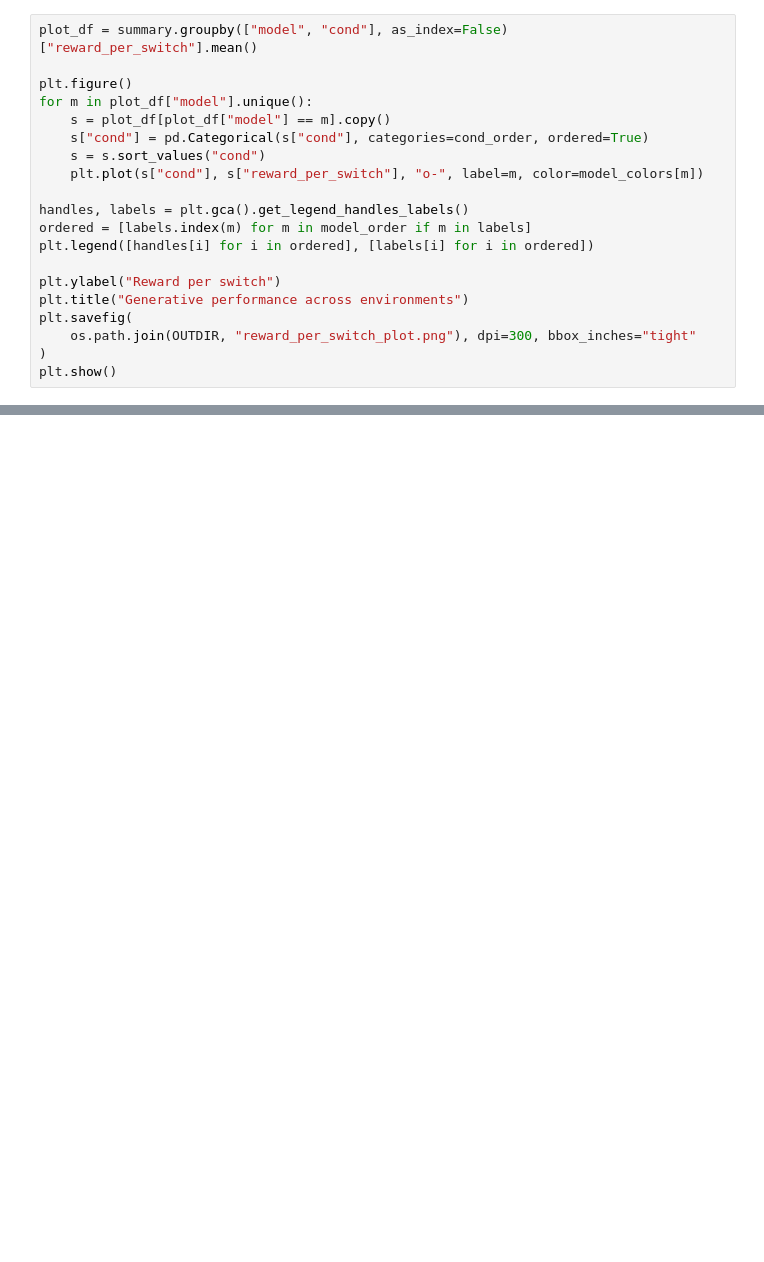
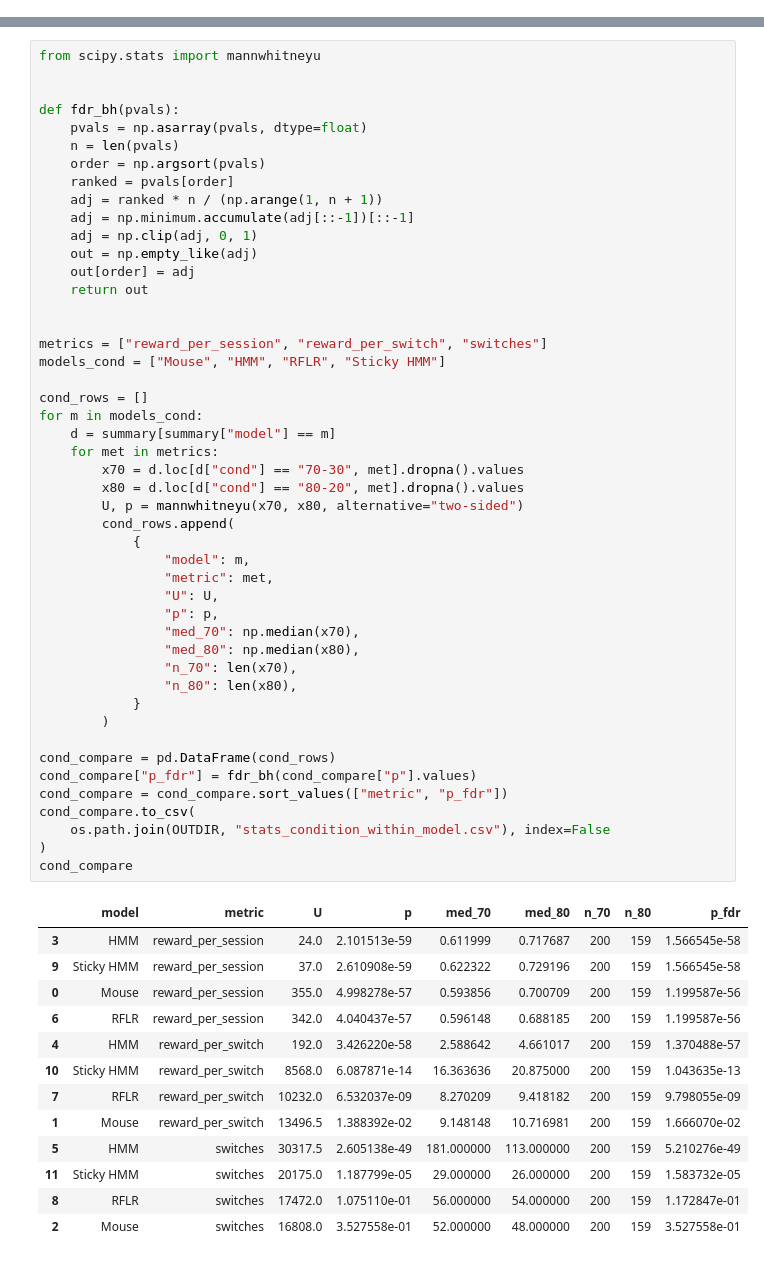
Before and after one commit to BobRice1/Stochastic-Switching-Bandits, a Jupyter notebook: Extensions/70-30extension.ipynb, the cells around one changed output, grey strips where cells are left out. Drawn from its saved outputs; the diff is of its cells as text; blank space fills up the shorter version.

```diff
--- a/Extensions/70-30extension.ipynb
+++ b/Extensions/70-30extension.ipynb
@@ -264,20 +295,0 @@ cond_order = ["70-30", "80-20"]
-# %%
-plot_df = summary.groupby(["model", "cond"], as_index=False)["reward_per_switch"].mean()
-
-plt.figure()
-for m in plot_df["model"].unique():
-    s = plot_df[plot_df["model"] == m].copy()
-    s["cond"] = pd.Categorical(s["cond"], categories=cond_order, ordered=True)
-    s = s.sort_values("cond")
-    plt.plot(s["cond"], s["reward_per_switch"], "o-", label=m, color=model_colors[m])
-
-handles, labels = plt.gca().get_legend_handles_labels()
-ordered = [labels.index(m) for m in model_order if m in labels]
-plt.legend([handles[i] for i in ordered], [labels[i] for i in ordered])
-
-plt.ylabel("Reward per switch")
-plt.title("Generative performance across environments")
-plt.savefig(
-    os.path.join(OUTDIR, "reward_per_switch_plot.png"), dpi=300, bbox_inches="tight"
-)
-plt.show()
@@ -330,0 +305,61 @@ plt.show()
+# %%
+from scipy.stats import mannwhitneyu
+
+
+def fdr_bh(pvals):
+    pvals = np.asarray(pvals, dtype=float)
+    n = len(pvals)
+    order = np.argsort(pvals)
+    ranked = pvals[order]
+    adj = ranked * n / (np.arange(1, n + 1))
+    adj = np.minimum.accumulate(adj[::-1])[::-1]
+    adj = np.clip(adj, 0, 1)
+    out = np.empty_like(adj)
+    out[order] = adj
+    return out
+
+
+metrics = ["reward_per_session", "reward_per_switch", "switches"]
+models_cond = ["Mouse", "HMM", "RFLR", "Sticky HMM"]
+
+cond_rows = []
+for m in models_cond:
+    d = summary[summary["model"] == m]
+    for met in metrics:
+        x70 = d.loc[d["cond"] == "70-30", met].dropna().values
+        x80 = d.loc[d["cond"] == "80-20", met].dropna().values
+        U, p = mannwhitneyu(x70, x80, alternative="two-sided")
+        cond_rows.append(
+            {
+                "model": m,
+                "metric": met,
+                "U": U,
+                "p": p,
+                "med_70": np.median(x70),
+                "med_80": np.median(x80),
+                "n_70": len(x70),
+                "n_80": len(x80),
+            }
+        )
+
+cond_compare = pd.DataFrame(cond_rows)
+cond_compare["p_fdr"] = fdr_bh(cond_compare["p"].values)
+cond_compare = cond_compare.sort_values(["metric", "p_fdr"])
+cond_compare.to_csv(
+    os.path.join(OUTDIR, "stats_condition_within_model.csv"), index=False
+)
+cond_compare
+# %% [output]
+|  | model | metric | U | p | med_70 | med_80 | n_70 | n_80 | p_fdr |
+| 3 | HMM | reward_per_session | 24.0 | 2.101513e-59 | 0.611999 | 0.717687 | 200 | 159 | 1.566545e-58 |
+| 9 | Sticky HMM | reward_per_session | 37.0 | 2.610908e-59 | 0.622322 | 0.729196 | 200 | 159 | 1.566545e-58 |
+| 0 | Mouse | reward_per_session | 355.0 | 4.998278e-57 | 0.593856 | 0.700709 | 200 | 159 | 1.199587e-56 |
+| 6 | RFLR | reward_per_session | 342.0 | 4.040437e-57 | 0.596148 | 0.688185 | 200 | 159 | 1.199587e-56 |
+| 4 | HMM | reward_per_switch | 192.0 | 3.426220e-58 | 2.588642 | 4.661017 | 200 | 159 | 1.370488e-57 |
+| 10 | Sticky HMM | reward_per_switch | 8568.0 | 6.087871e-14 | 16.363636 | 20.875000 | 200 | 159 | 1.043635e-13 |
+| 7 | RFLR | reward_per_switch | 10232.0 | 6.532037e-09 | 8.270209 | 9.418182 | 200 | 159 | 9.798055e-09 |
+| 1 | Mouse | reward_per_switch | 13496.5 | 1.388392e-02 | 9.148148 | 10.716981 | 200 | 159 | 1.666070e-02 |
+| 5 | HMM | switches | 30317.5 | 2.605138e-49 | 181.000000 | 113.000000 | 200 | 159 | 5.210276e-49 |
+| 11 | Sticky HMM | switches | 20175.0 | 1.187799e-05 | 29.000000 | 26.000000 | 200 | 159 | 1.583732e-05 |
+| 8 | RFLR | switches | 17472.0 | 1.075110e-01 | 56.000000 | 54.000000 | 200 | 159 | 1.172847e-01 |
+| 2 | Mouse | switches | 16808.0 | 3.527558e-01 | 52.000000 | 48.000000 | 200 | 159 | 3.527558e-01 |
```
Also changed, not shown: parts of 18 cells of this notebook, 11 other files.
